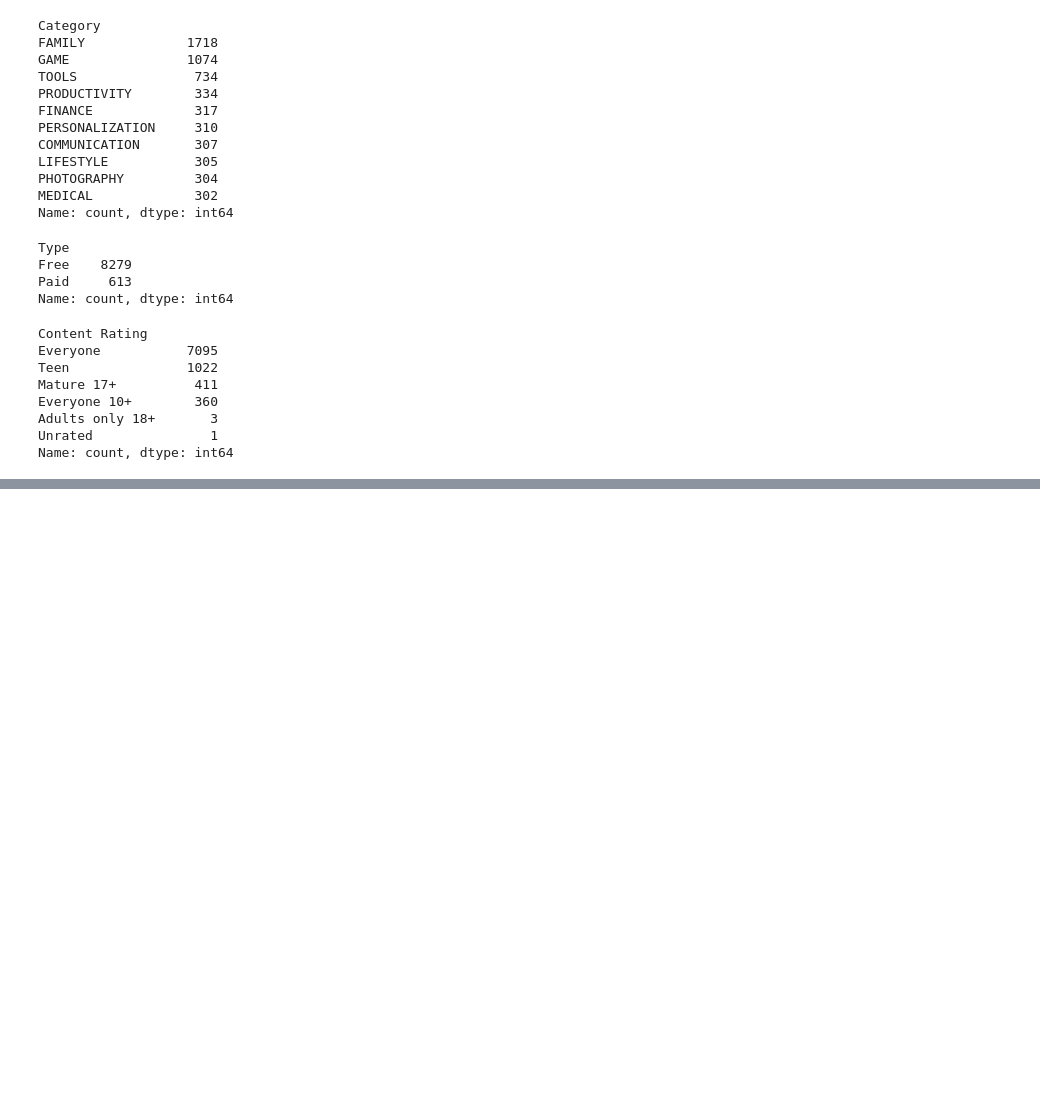
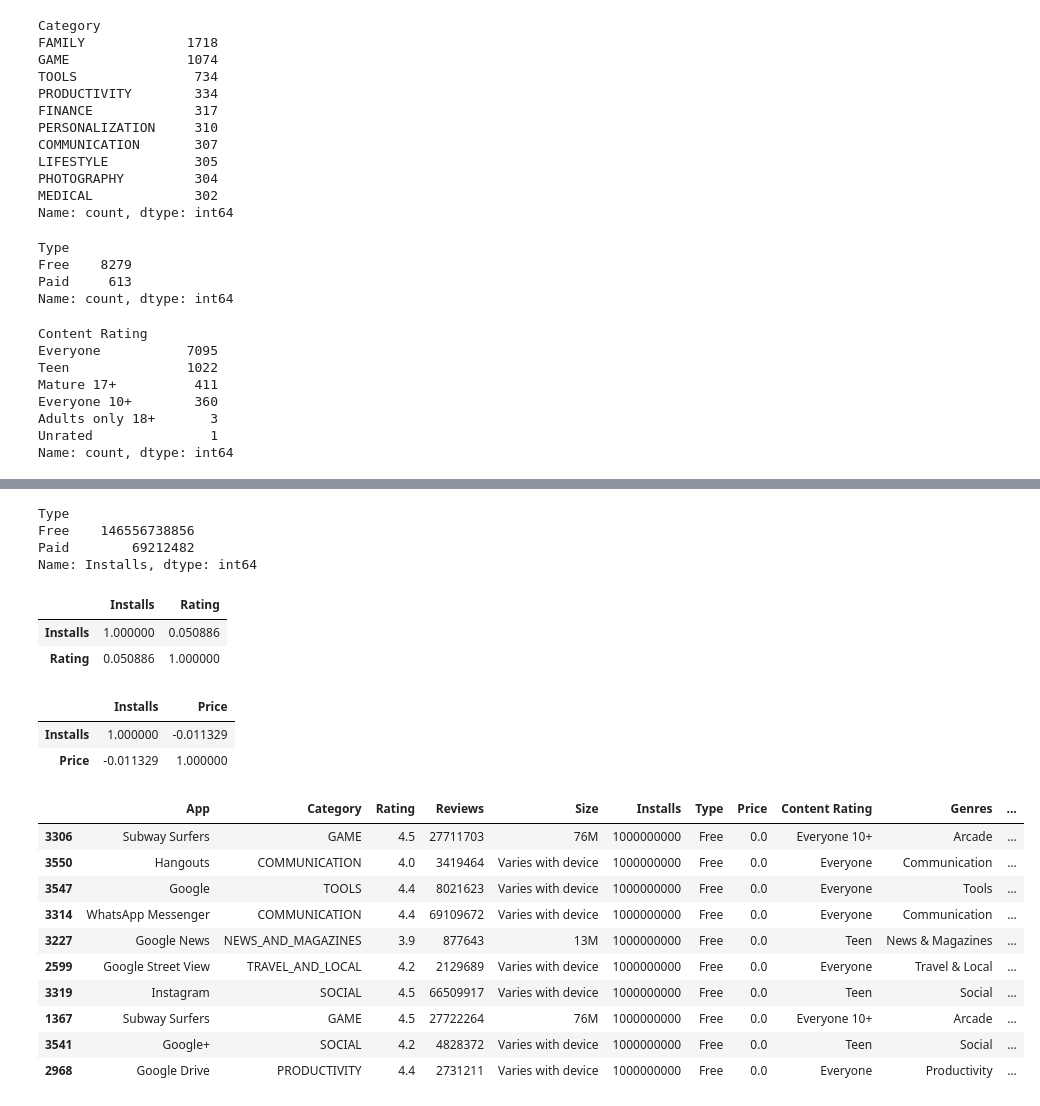
Before and after one commit to CodeRei067/data-science-2, a Jupyter notebook: Notebooks/edaVisual.ipynb, the cells around one changed output, grey strips where cells are left out. Cells and saved outputs as stored; diff of their text form; code cells hidden in the pictures; blank space fills up the shorter version.

```diff
--- a/Notebooks/edaVisual.ipynb
+++ b/Notebooks/edaVisual.ipynb
@@ -107,0 +125,33 @@ Name: count, dtype: int64
+# %%
+df.groupby('Type')['Installs'].sum()
+# %% [output]
+Type
+Free    146556738856
+Paid        69212482
+Name: Installs, dtype: int64
+# %%
+df[['Installs', 'Rating']].corr(numeric_only=True)
+# %% [output]
+|  | Installs | Rating |
+| Installs | 1.000000 | 0.050886 |
+| Rating | 0.050886 | 1.000000 |
+# %%
+df[['Installs', 'Price']].corr(numeric_only=True)
+# %% [output]
+|  | Installs | Price |
+| Installs | 1.000000 | -0.011329 |
+| Price | -0.011329 | 1.000000 |
+# %%
+df.sort_values('Installs', ascending=False).head(10)
+# %% [output]
+|  | App | Category | Rating | Reviews | Size | Installs | Type | Price | Content Rating | Genres | ... |
+| 3306 | Subway Surfers | GAME | 4.5 | 27711703 | 76M | 1000000000 | Free | 0.0 | Everyone 10+ | Arcade | ... |
+| 3550 | Hangouts | COMMUNICATION | 4.0 | 3419464 | Varies with device | 1000000000 | Free | 0.0 | Everyone | Communication | ... |
+| 3547 | Google | TOOLS | 4.4 | 8021623 | Varies with device | 1000000000 | Free | 0.0 | Everyone | Tools | ... |
+| 3314 | WhatsApp Messenger | COMMUNICATION | 4.4 | 69109672 | Varies with device | 1000000000 | Free | 0.0 | Everyone | Communication | ... |
+| 3227 | Google News | NEWS_AND_MAGAZINES | 3.9 | 877643 | 13M | 1000000000 | Free | 0.0 | Teen | News & Magazines | ... |
+| 2599 | Google Street View | TRAVEL_AND_LOCAL | 4.2 | 2129689 | Varies with device | 1000000000 | Free | 0.0 | Everyone | Travel & Local | ... |
+| 3319 | Instagram | SOCIAL | 4.5 | 66509917 | Varies with device | 1000000000 | Free | 0.0 | Teen | Social | ... |
+| 1367 | Subway Surfers | GAME | 4.5 | 27722264 | 76M | 1000000000 | Free | 0.0 | Everyone 10+ | Arcade | ... |
+| 3541 | Google+ | SOCIAL | 4.2 | 4828372 | Varies with device | 1000000000 | Free | 0.0 | Teen | Social | ... |
+| 2968 | Google Drive | PRODUCTIVITY | 4.4 | 2731211 | Varies with device | 1000000000 | Free | 0.0 | Everyone | Productivity | ... |
```
Also changed, not shown: parts of 5 cells of this notebook.
